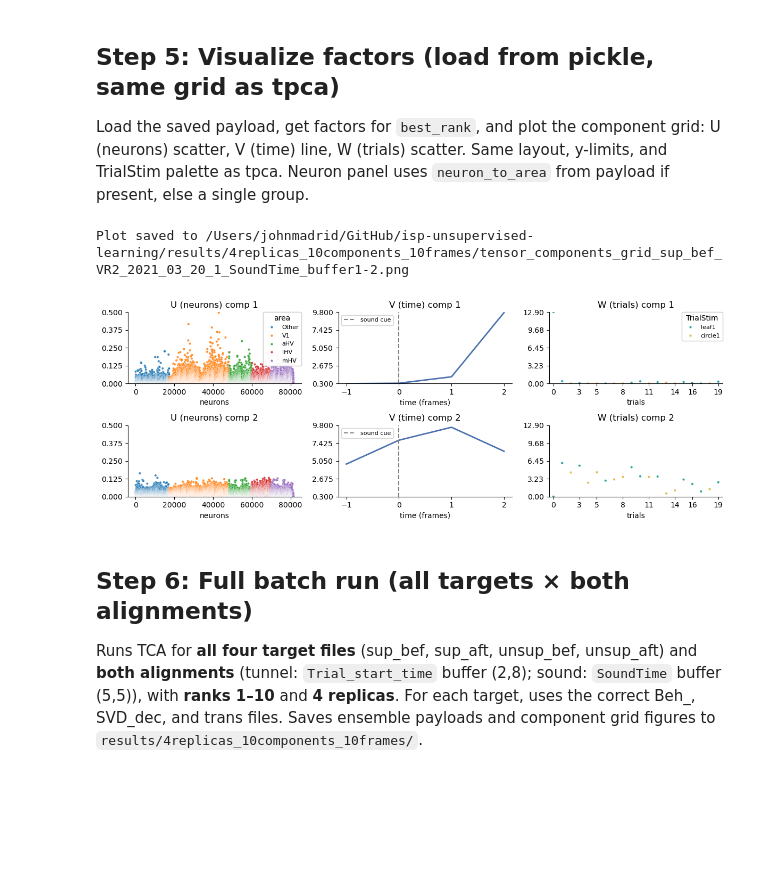
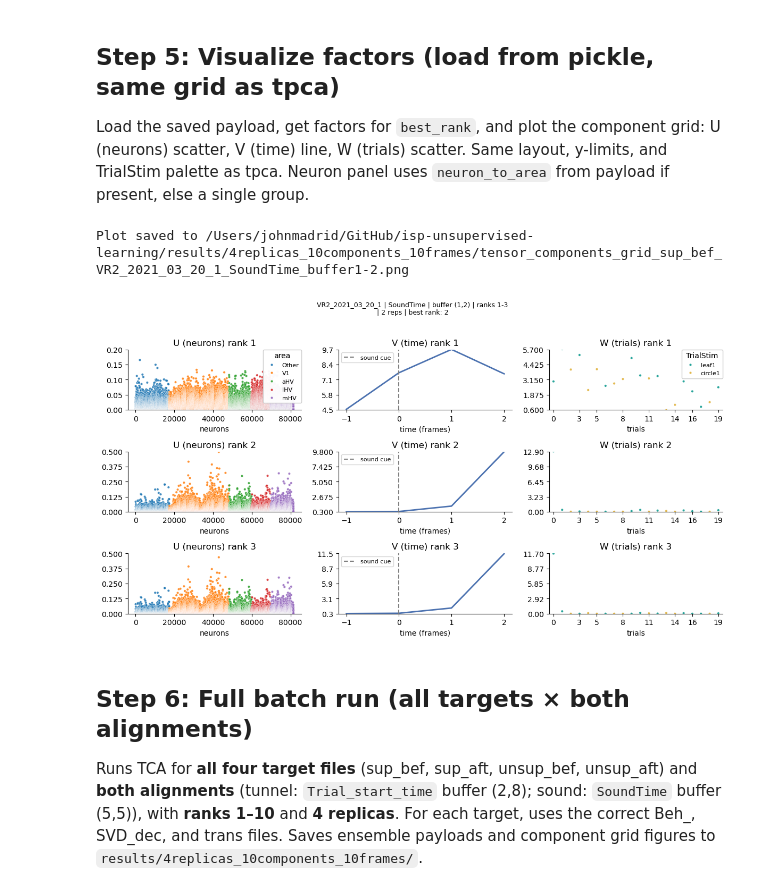
Before and after one commit to JohnMadrid/isp-unsupervised-learning, a Jupyter notebook: Batch_TCA_Pipeline.ipynb, the cells around one changed output. Saved outputs shown, nothing was run; the diff lists cells and outputs as text; code cells hidden in the pictures; blank space fills up the shorter version.

Commit message:
Update batch pipeline to plot all ranks and add title

```diff
--- a/Batch_TCA_Pipeline.ipynb
+++ b/Batch_TCA_Pipeline.ipynb
@@ -359,6 +359,7 @@ Factor shapes match ordering. OK.
 Load the saved payload, get factors for `best_rank`, and plot the component grid: U (neurons) scatter, V (time) line, W (trials) scatter. Same layout, y-limits, and TrialStim palette as tpca. Neuron panel uses `neuron_to_area` from payload if present, else a single group.
 # %%
 # Load from pickle (use save_path from Step 4, or set load_path to a specific file)
+import textwrap
 import matplotlib.pyplot as plt
 import matplotlib.ticker as mpl_ticker
 import seaborn as sns
@@ -367,109 +368,107 @@ load_path = save_path  # or e.g. results_dir / "ensemble_sup_bef_..._r1-3_rep2.p
 with open(load_path, "rb") as f:
     data = pickle.load(f)
 
-# Factors and ordering
-R = data["best_rank"]
-rep_idx = data["best_rep_idx"].get(R, 0)
-factors = data["ensemble"].factors(R)[rep_idx]
-aU, aV, aW = factors  # (n_neurons, R), (n_time, R), (n_trials, R)
+# Plot all calculated ranks (one row per rank, first component only)
+rank_range = data.get("rank_range", range(1, data["best_rank"] + 1))
+if not isinstance(rank_range, list):
+    rank_range = list(rank_range)
+ranks_list = rank_range
+n_ranks = len(ranks_list)
 neuron_order = data["neuron_order"]
 frame_order = data["frame_order"]
 trial_order = data["trial_order"]
 trial_to_stim = data["trial_to_stim"]
 if isinstance(trial_to_stim, dict):
     trial_to_stim = pd.Series(trial_to_stim)
-
-# Neuron→area: use from payload if present, else single group for consistent layout
 neuron_to_area = data.get("neuron_to_area")
 if neuron_to_area is None:
     neuron_to_area = pd.Series("n/a", index=neuron_order)
 elif isinstance(neuron_to_area, dict):
     neuron_to_area = pd.Series(neuron_to_area)
 
-# Same grid and style as tpca
-fig_height = max(2.5, min(2.2 * R, 18))
-fig, axes = plt.subplots(R, 3, figsize=(12, fig_height), sharex=False)
-if R == 1:
+fig_height = max(2.5, min(2.2 * n_ranks, 28))
+fig, axes = plt.subplots(n_ranks, 3, figsize=(12, fig_height), sharex=False)
+if n_ranks == 1:
     axes = np.array([axes])
 
-u_min, u_max = round(float(np.nanmin(aU)), 1), round(float(np.nanmax(aU)), 1)
-v_min, v_max = round(float(np.nanmin(aV)), 1), round(float(np.nanmax(aV)), 1)
-w_min, w_max = round(float(np.nanmin(aW)), 1), round(float(np.nanmax(aW)), 1)
+title_suffix = (f"{data['dataset_id']} | {data['beh_field']} | buffer ({data['buffer'][0]},{data['buffer'][1]}) | "
+                f"ranks {min(rank_range)}-{max(rank_range)} | {data['replicates']} reps | best rank: {data['best_rank']}")
+fig.suptitle(textwrap.fill(title_suffix, width=55), fontsize=9)
 
-for k in range(R):
-    # U (neurons): scatter, colored by area
+for k, r in enumerate(ranks_list):
+    rep_idx = data["best_rep_idx"].get(r, 0)
+    factors = data["ensemble"].factors(r)[rep_idx]
+    aU, aV, aW = factors  # first component only for this row
+    u1, v1, w1 = aU[:, 0], aV[:, 0], aW[:, 0]
+    u_min, u_max = round(float(np.nanmin(u1)), 1), round(float(np.nanmax(u1)), 1)
+    v_min, v_max = round(float(np.nanmin(v1)), 1), round(float(np.nanmax(v1)), 1)
+    w_min, w_max = round(float(np.nanmin(w1)), 1), round(float(np.nanmax(w1)), 1)
+
     ax0 = axes[k, 0]
-    neu_df = pd.DataFrame({"neuron": neuron_order, "loading": aU[:, k]})
+    neu_df = pd.DataFrame({"neuron": neuron_order, "loading": u1})
     neu_df["area"] = neu_df["neuron"].map(neuron_to_area)
     neu_df = neu_df.sort_values(["area", "neuron"]).reset_index(drop=True)
     neu_df["neuron_idx"] = np.arange(len(neu_df))
-    sns.scatterplot(data=neu_df, x="neuron_idx", y="loading", hue="area", s=10, alpha=0.85,
-                    ax=ax0, legend=(k == 0))
-    ax0.set_title(f"U (neurons) comp {k+1}")
+    sns.scatterplot(data=neu_df, x="neuron_idx", y="loading", hue="area", s=10, alpha=0.85, ax=ax0, legend=(k == 0))
+    ax0.set_title(f"U (neurons) rank {r}")
     ax0.set_xlabel("neurons")
     ax0.set_ylabel("")
     ax0.set_ylim(u_min, u_max)
     ax0.set_yticks(np.linspace(u_min, u_max, num=5))
     sns.despine(ax=ax0, top=True, right=True)
 
-    # V (time): line
     ax1 = axes[k, 1]
-    time_df = pd.DataFrame({"frame": frame_order, "loading": aV[:, k]})
+    time_df = pd.DataFrame({"frame": frame_order, "loading": v1})
     sns.lineplot(data=time_df, x="frame", y="loading", ax=ax1, color=sns.color_palette("deep")[0], linewidth=2)
-    ax1.set_title(f"V (time) comp {k+1}")
+    ax1.set_title(f"V (time) rank {r}")
     ax1.set_xlabel("time (frames)")
     ax1.set_ylabel("")
     ax1.set_ylim(v_min, v_max)
     ax1.set_yticks(np.linspace(v_min, v_max, num=5))
-    ax1.xaxis.set_major_locator(mpl_ticker.MaxNLocator(integer=True))  # time axis: steps of 1
-    # Vertical line at time 0 (alignment), label from beh_field
+    ax1.xaxis.set_major_locator(mpl_ticker.MaxNLocator(integer=True))
     align_label = "tunnel entrance" if data.get("beh_field") == "Trial_start_time" else "sound cue" if data.get("beh_field") == "SoundTime" else data.get("beh_field", "alignment")
     ax1.axvline(0, color="gray", linestyle="--", linewidth=1.5, label=align_label)
     ax1.legend(loc="best", fontsize=8)
     sns.despine(ax=ax1, top=True, right=True)
 
-    # W (trials): scatter, colored by TrialStim (same palette as tpca)
     ax2 = axes[k, 2]
-    tr_df = pd.DataFrame({"ft_trInd": trial_order, "loading": aW[:, k]})
+    tr_df = pd.DataFrame({"ft_trInd": trial_order, "loading": w1})
     tr_df["TrialStim"] = tr_df["ft_trInd"].map(trial_to_stim)
     custom_trialstim_palette = {"circle1": "#DFAE32", "leaf1": "#02968a"}
-    sns.scatterplot(data=tr_df, x="ft_trInd", y="loading", hue="TrialStim", s=10, alpha=0.85,
-                    ax=ax2, legend=(k == 0), palette=custom_trialstim_palette)
-    ax2.set_title(f"W (trials) comp {k+1}")
+    sns.scatterplot(data=tr_df, x="ft_trInd", y="loading", hue="TrialStim", s=10, alpha=0.85, ax=ax2, legend=(k == 0), palette=custom_trialstim_palette)
+    ax2.set_title(f"W (trials) rank {r}")
     ax2.set_xlabel("trials")
     ax2.set_ylabel("")
     ax2.set_ylim(w_min, w_max)
     ax2.set_yticks(np.linspace(w_min, w_max, num=5))
-    # Force last trial (max) to show on x-axis: explicit ticks including max, xlim with padding
     t_min, t_max = int(trial_order.min()), int(trial_order.max())
     n_ticks = min(8, t_max - t_min + 1)
     ticks = np.unique(np.round(np.linspace(t_min, t_max, num=n_ticks)).astype(int))
     if len(ticks) == 0 or ticks[-1] != t_max:
         ticks = np.append(ticks, t_max)
     ax2.set_xticks(ticks)
     ax2.set_xlim(t_min - 0.5, t_max + 0.5)
     sns.despine(ax=ax2, top=True, right=True)
 
-# Legends on first row only (same as tpca)
-if R >= 1:
+if n_ranks >= 1:
     leg0 = axes[0, 0].legend(title="area", fontsize=8, loc="upper right", borderaxespad=0.0)
     if leg0 is not None:
         axes[0, 0].add_artist(leg0)
     leg2 = axes[0, 2].legend(title="TrialStim", fontsize=8, loc="upper right", borderaxespad=0.0)
     if leg2 is not None:
         axes[0, 2].add_artist(leg2)
 
-plt.tight_layout()
+plt.tight_layout(rect=[0, 0, 1, 0.96])  # leave room for suptitle
 plot_filename = results_dir / (
     f"tensor_components_grid_{data['dataset_label']}_{data['dataset_id']}_{data['beh_field']}_"
     f"buffer{data['buffer'][0]}-{data['buffer'][1]}.png"
 )
 plt.savefig(plot_filename, dpi=150, bbox_inches="tight")
 print(f"Plot saved to {plot_filename}")
 plt.show()
 # %% [output]
 Plot saved to /Users/johnmadrid/GitHub/isp-unsupervised-learning/results/4replicas_10components_10frames/tensor_components_grid_sup_bef_VR2_2021_03_20_1_SoundTime_buffer1-2.png
-[figure, old version]
+[figure, new version]
 # %% [markdown]
 ## Step 6: Full batch run (all targets × both alignments)
 
```
Also changed, not shown: parts of 1 cell of this notebook.
